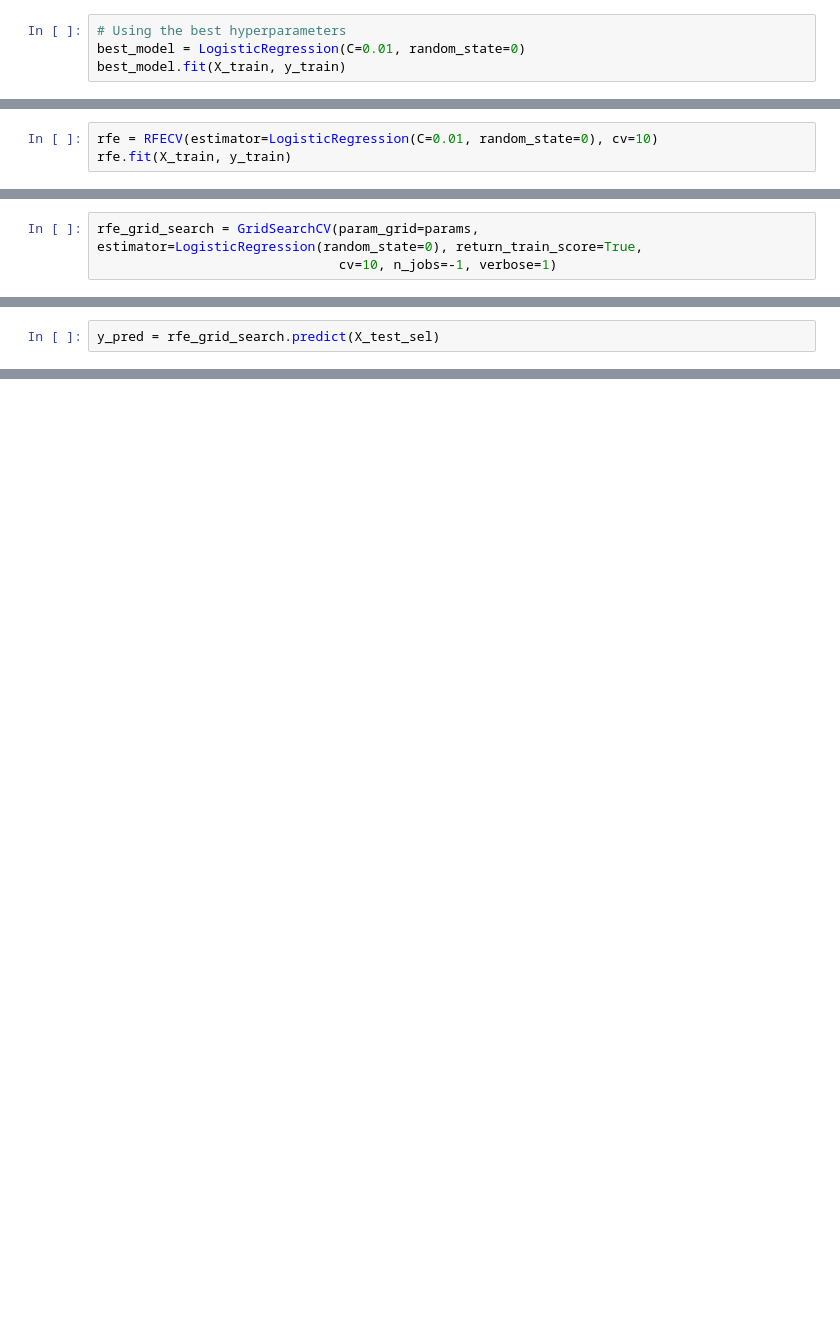
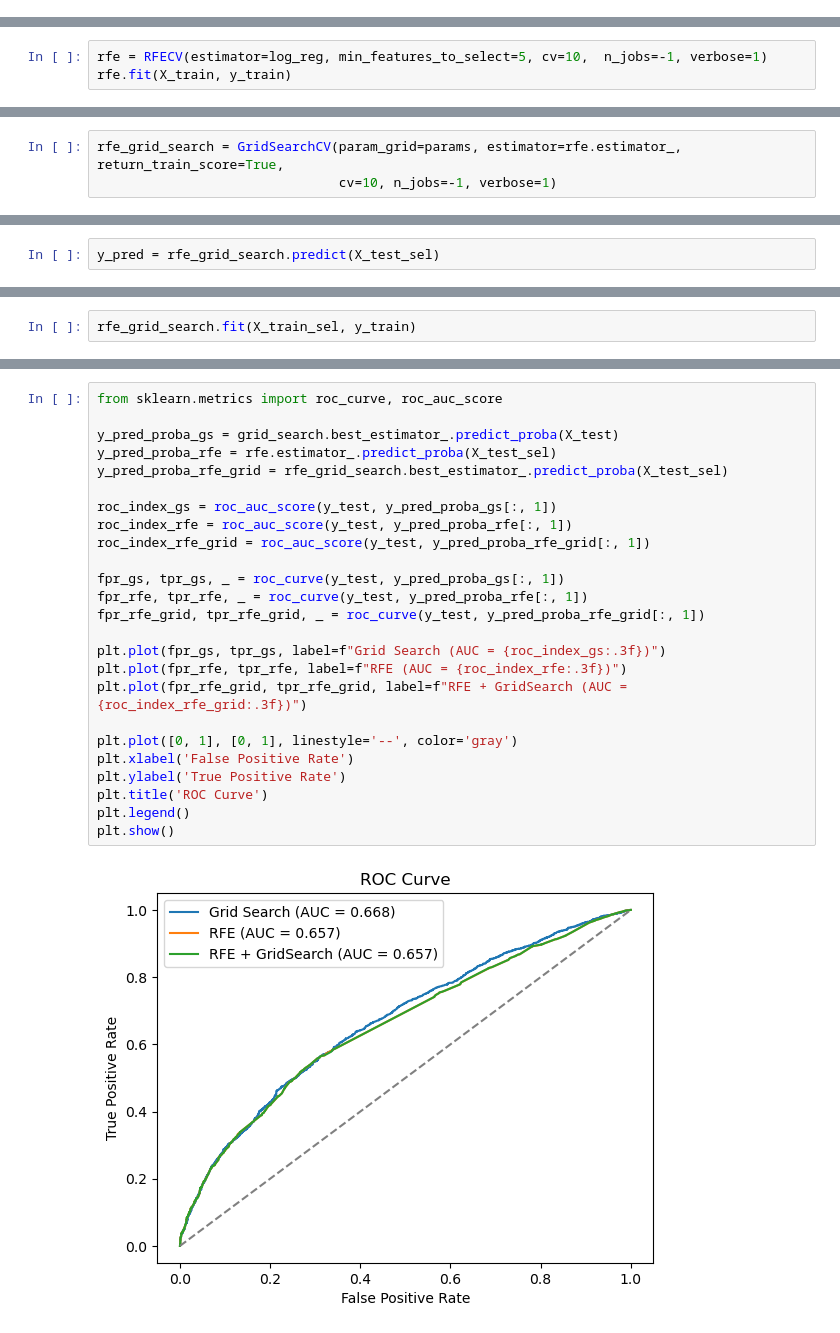
Before and after one commit to johnmarquess/IFN509, a Jupyter notebook: Assignment 2/regression.ipynb, the cells around one changed output, grey strips where cells are left out. Saved outputs shown, nothing was run; the diff lists cells and outputs as text; blank space fills up the shorter version.

```diff
--- a/Assignment 2/regression.ipynb
+++ b/Assignment 2/regression.ipynb
@@ -279,4 +136,0 @@ grid_search.best_params_
-# %%
-# Using the best hyperparameters
-best_model = LogisticRegression(C=0.01, random_state=0)
-best_model.fit(X_train, y_train)
@@ -287,5 +141,5 @@ print("Test accuracy:", best_model.score(X_test, y_test))
 # %%
 from sklearn.feature_selection import RFECV
 # %%
-rfe = RFECV(estimator=LogisticRegression(C=0.01, random_state=0), cv=10)
+rfe = RFECV(estimator=log_reg, min_features_to_select=5, cv=10,  n_jobs=-1, verbose=1)
 rfe.fit(X_train, y_train)
@@ -300,5 +166,5 @@ params
 # %%
-rfe_grid_search = GridSearchCV(param_grid=params, estimator=LogisticRegression(random_state=0), return_train_score=True,
+rfe_grid_search = GridSearchCV(param_grid=params, estimator=rfe.estimator_, return_train_score=True,
                                cv=10, n_jobs=-1, verbose=1)
 # %%
 rfe_grid_search.fit(X_train_sel, y_train)
@@ -313,0 +191,2 @@ print(classification_report(y_test, y_pred))
+# %%
+rfe_grid_search.fit(X_train_sel, y_train)
@@ -360,0 +227,27 @@ plt.show()
+# %%
+from sklearn.metrics import roc_curve, roc_auc_score
+
+y_pred_proba_gs = grid_search.best_estimator_.predict_proba(X_test)
+y_pred_proba_rfe = rfe.estimator_.predict_proba(X_test_sel)
+y_pred_proba_rfe_grid = rfe_grid_search.best_estimator_.predict_proba(X_test_sel)
+
+roc_index_gs = roc_auc_score(y_test, y_pred_proba_gs[:, 1])
+roc_index_rfe = roc_auc_score(y_test, y_pred_proba_rfe[:, 1])
+roc_index_rfe_grid = roc_auc_score(y_test, y_pred_proba_rfe_grid[:, 1])
+
+fpr_gs, tpr_gs, _ = roc_curve(y_test, y_pred_proba_gs[:, 1])
+fpr_rfe, tpr_rfe, _ = roc_curve(y_test, y_pred_proba_rfe[:, 1])
+fpr_rfe_grid, tpr_rfe_grid, _ = roc_curve(y_test, y_pred_proba_rfe_grid[:, 1])
+
+plt.plot(fpr_gs, tpr_gs, label=f"Grid Search (AUC = {roc_index_gs:.3f})")
+plt.plot(fpr_rfe, tpr_rfe, label=f"RFE (AUC = {roc_index_rfe:.3f})")
+plt.plot(fpr_rfe_grid, tpr_rfe_grid, label=f"RFE + GridSearch (AUC = {roc_index_rfe_grid:.3f})")
+
+plt.plot([0, 1], [0, 1], linestyle='--', color='gray')
+plt.xlabel('False Positive Rate')
+plt.ylabel('True Positive Rate')
+plt.title('ROC Curve')
+plt.legend()
+plt.show()
+# %% [output]
+[figure, added]
```
Also changed, not shown: parts of 48 cells of this notebook, 3 other files.
